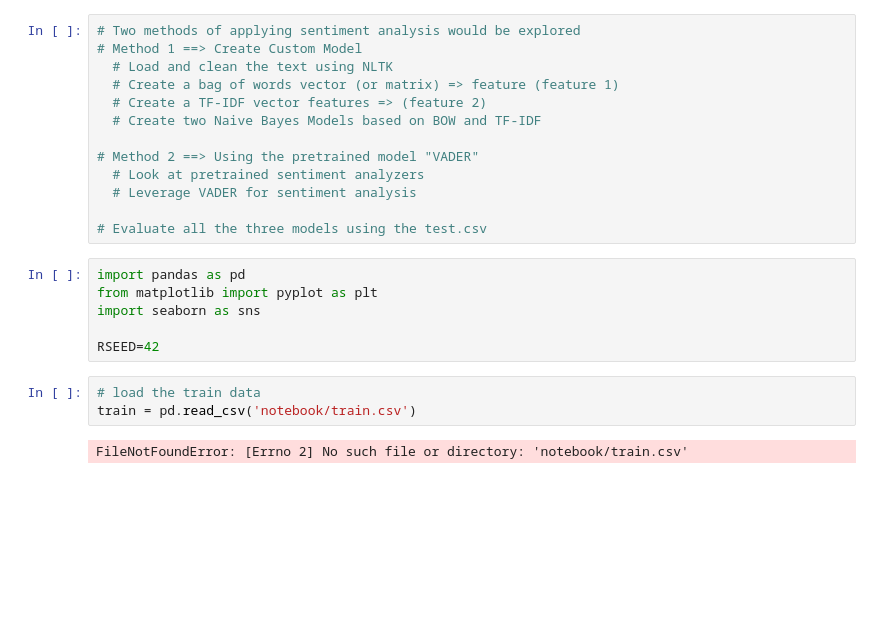
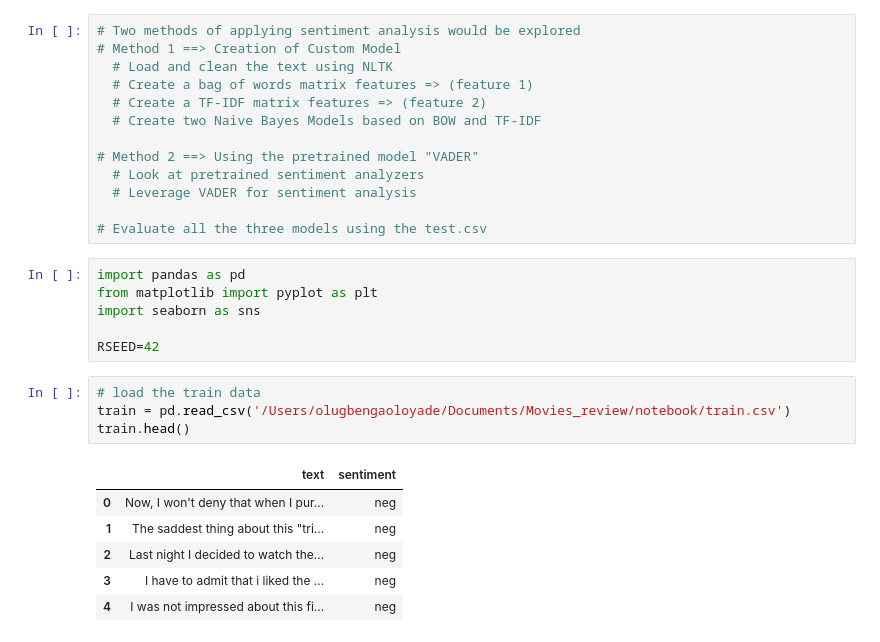
Before and after one commit to olugbengaoloyade/Movies_review, a Jupyter notebook: notebook/movie.ipynb, the cells around one changed output. Drawn from its saved outputs; the diff is of its cells as text; blank space fills up the shorter version.

```diff
--- a/notebook/movie.ipynb
+++ b/notebook/movie.ipynb
@@ -1,9 +1,9 @@
 # %%
 # Two methods of applying sentiment analysis would be explored
-# Method 1 ==> Create Custom Model
+# Method 1 ==> Creation of Custom Model
   # Load and clean the text using NLTK
-  # Create a bag of words vector (or matrix) => feature (feature 1)
-  # Create a TF-IDF vector features => (feature 2)
+  # Create a bag of words matrix features => (feature 1)
+  # Create a TF-IDF matrix features => (feature 2)
   # Create two Naive Bayes Models based on BOW and TF-IDF
 
 # Method 2 ==> Using the pretrained model "VADER"
@@ -19,6 +19,12 @@ import seaborn as sns
 RSEED=42
 # %%
 # load the train data
-train = pd.read_csv('notebook/train.csv')
+train = pd.read_csv('/Users/olugbengaoloyade/Documents/Movies_review/notebook/train.csv')
+train.head()
 # %% [output]
-FileNotFoundError: [Errno 2] No such file or directory: 'notebook/train.csv'
+|  | text | sentiment |
+| 0 | Now, I won't deny that when I pur... | neg |
+| 1 | The saddest thing about this "tri... | neg |
+| 2 | Last night I decided to watch the... | neg |
+| 3 | I have to admit that i liked the ... | neg |
+| 4 | I was not impressed about this fi... | neg |
```
Also changed, not shown: parts of 62 cells of this notebook.
